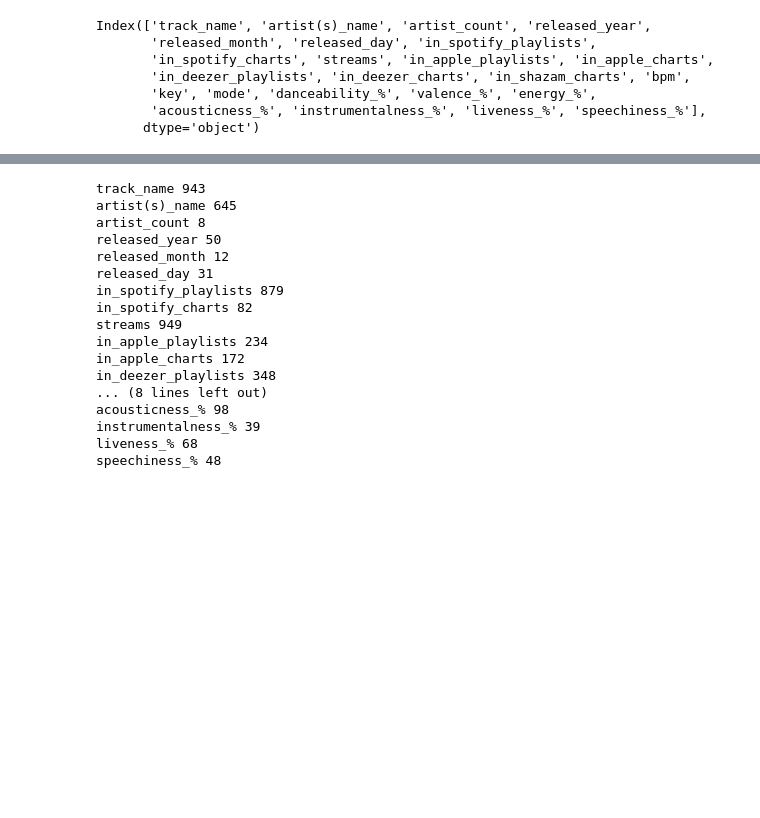
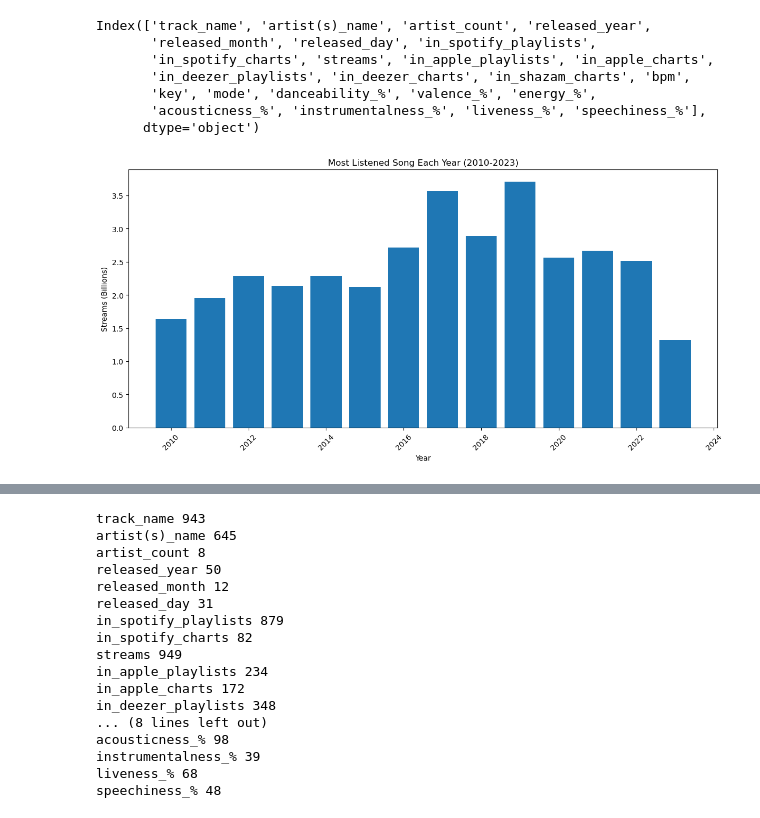
Before and after one commit to mynamescheff/spotify, a Jupyter notebook: model.ipynb, the cells around one changed output, grey strips where cells are left out. Cells and saved outputs as stored; diff of their text form; code cells hidden in the pictures; blank space fills up the shorter version.

```diff
--- a/model.ipynb
+++ b/model.ipynb
@@ -45,3 +45,21 @@ Index(['track_name', 'artist(s)_name', 'artist_count', 'released_year',
        'key', 'mode', 'danceability_%', 'valence_%', 'energy_%',
        'acousticness_%', 'instrumentalness_%', 'liveness_%', 'speechiness_%'],
       dtype='object')
+# %%
+# Filter the DataFrame to include only songs released in 2010 onwards
+df2 = df[df['released_year'] >= 2010]
+
+# Group the data by 'released_year' and find the song with the most streams for each year
+most_listened_songs = df2.groupby('released_year')['streams'].idxmax().apply(lambda x: df2.loc[x])
+
+# Create a bar plot to visualize the most listened song each year
+plt.figure(figsize=(12, 6))
+plt.bar(most_listened_songs['released_year'], most_listened_songs['streams'] / 1e9)  # Convert to billions
+plt.xlabel('Year')
+plt.ylabel('Streams (Billions)')
+plt.title('Most Listened Song Each Year (2010-2023)')
+plt.xticks(rotation=45)
+plt.tight_layout()
+plt.show()
+# %% [output]
+[figure, added]
```
Also changed, not shown: parts of 5 cells of this notebook.
